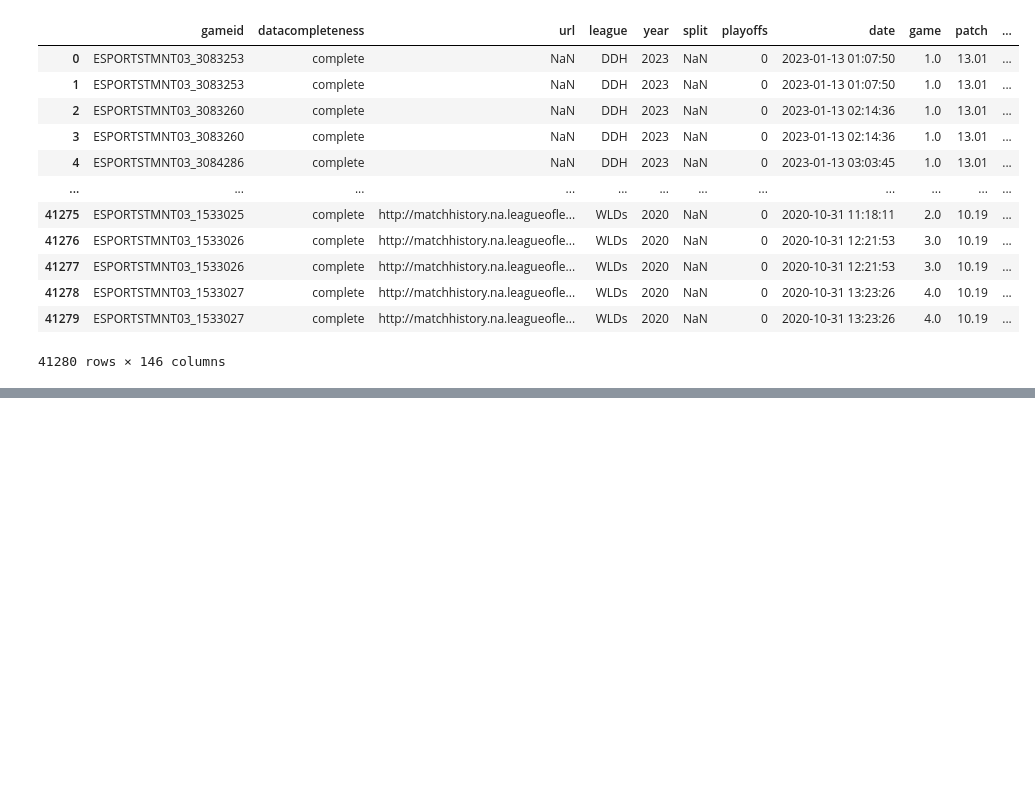
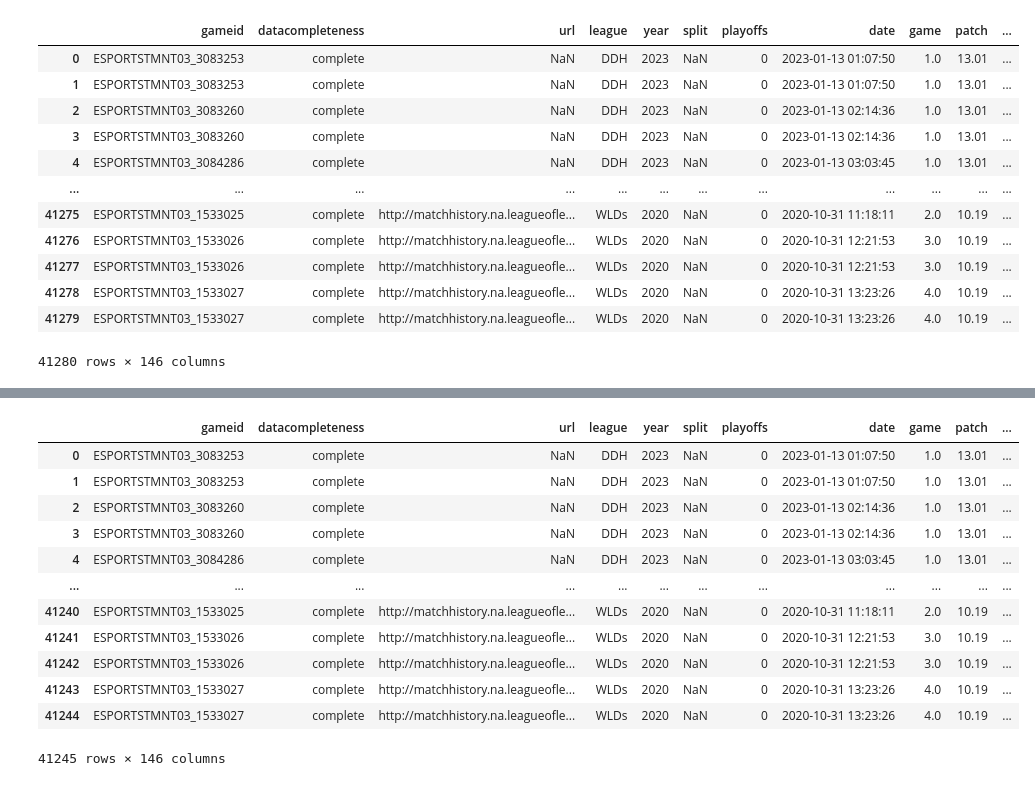
Before and after one commit to devdaniely/lolanalysis-hackathon, a Jupyter notebook: notebook/combine_data.ipynb, the cells around one changed output, grey strips where cells are left out. Cells and saved outputs as stored; diff of their text form; code cells hidden in the pictures; blank space fills up the shorter version.

Commit message:
Tournaments API handler finished. all_data now includes team_id

```diff
--- a/notebook/combine_data.ipynb
+++ b/notebook/combine_data.ipynb
@@ -7,6 +8,17 @@ overview_2021_df = pd.read_csv("../data/overview_champions/overviews_champ_mappe
 overview_2022_df = pd.read_csv("../data/overview_champions/overviews_champ_mapped/champMapped_2022_overview.csv", low_memory=False)
 overview_2023_df = pd.read_csv("../data/overview_champions/overviews_champ_mapped/champMapped_2023_overview.csv", low_memory=False)
 proximity_df = pd.read_csv("../data/proximity_data/proximity_data_all.csv", low_memory=False)
+
+with open("../esports-data/mapping_data.json", "r") as json_file:
+  mappings_data = json.load(json_file)
+
+esportsGameIdMappings = {
+  esports_game["esportsGameId"]: esports_game for esports_game in mappings_data
+}
+
+platformGameIdMappings = {
+  platform_game["platformGameId"]: platform_game for platform_game in mappings_data
+}
 # %%
 overview_2020_df['gameid'] = overview_2020_df['gameid'].str.replace('/','_')
 overview_2021_df['gameid'] = overview_2021_df['gameid'].str.replace('/','_')
@@ -56,4 +68,26 @@ merged_data
 | 41279 | ESPORTSTMNT03_1533027 | complete | http://matchhistory.na.leagueofle... | WLDs | 2020 | NaN | 0 | 2020-10-31 13:23:26 | 4.0 | 10.19 | ... |
 41280 rows × 146 columns
 # %%
-merged_data.to_csv("merged.csv")
+#merged_data.to_csv("merged.csv")
+merged_data = merged_data.drop(columns=['teamid'])
+# %%
+def map_to_new_column(row):
+    game_id = row['gameid']
+    team = row['participantid']
+    team_id = esportsGameIdMappings[game_id]["teamMapping"][team]
+    return team_id
+
+total = len(merged_data)
+cols = list(merged_data.columns) + ["teamid"]
+
+output = pd.DataFrame(None, columns=cols)
+for index, row in merged_data.iterrows():
+    game_id = row['gameid'].replace("_", ":")
+    team = str(row['participantid'])
+    print(f"{index} / {total} -- Game: {game_id} | Team: {team}")
+    try:
+        team_id = platformGameIdMappings[game_id]["teamMapping"][team]
+        row["teamid"] = team_id
+        output = output.append(pd.Series(row), ignore_index=True)
+    except Exception as e:
+        continue
@@ -59,0 +112,17 @@ merged_data.to_csv("merged.csv")
+# %%
+pd.set_option('display.max_columns', None)
+output
+# %% [output]
+|  | gameid | datacompleteness | url | league | year | split | playoffs | date | game | patch | ... |
+| 0 | ESPORTSTMNT03_3083253 | complete | NaN | DDH | 2023 | NaN | 0 | 2023-01-13 01:07:50 | 1.0 | 13.01 | ... |
+| 1 | ESPORTSTMNT03_3083253 | complete | NaN | DDH | 2023 | NaN | 0 | 2023-01-13 01:07:50 | 1.0 | 13.01 | ... |
+| 2 | ESPORTSTMNT03_3083260 | complete | NaN | DDH | 2023 | NaN | 0 | 2023-01-13 02:14:36 | 1.0 | 13.01 | ... |
+| 3 | ESPORTSTMNT03_3083260 | complete | NaN | DDH | 2023 | NaN | 0 | 2023-01-13 02:14:36 | 1.0 | 13.01 | ... |
+| 4 | ESPORTSTMNT03_3084286 | complete | NaN | DDH | 2023 | NaN | 0 | 2023-01-13 03:03:45 | 1.0 | 13.01 | ... |
+| ... | ... | ... | ... | ... | ... | ... | ... | ... | ... | ... | ... |
+| 41240 | ESPORTSTMNT03_1533025 | complete | http://matchhistory.na.leagueofle... | WLDs | 2020 | NaN | 0 | 2020-10-31 11:18:11 | 2.0 | 10.19 | ... |
+| 41241 | ESPORTSTMNT03_1533026 | complete | http://matchhistory.na.leagueofle... | WLDs | 2020 | NaN | 0 | 2020-10-31 12:21:53 | 3.0 | 10.19 | ... |
+| 41242 | ESPORTSTMNT03_1533026 | complete | http://matchhistory.na.leagueofle... | WLDs | 2020 | NaN | 0 | 2020-10-31 12:21:53 | 3.0 | 10.19 | ... |
+| 41243 | ESPORTSTMNT03_1533027 | complete | http://matchhistory.na.leagueofle... | WLDs | 2020 | NaN | 0 | 2020-10-31 13:23:26 | 4.0 | 10.19 | ... |
+| 41244 | ESPORTSTMNT03_1533027 | complete | http://matchhistory.na.leagueofle... | WLDs | 2020 | NaN | 0 | 2020-10-31 13:23:26 | 4.0 | 10.19 | ... |
+41245 rows × 146 columns
```
Also changed, not shown: parts of 3 cells of this notebook, 5 other files.
